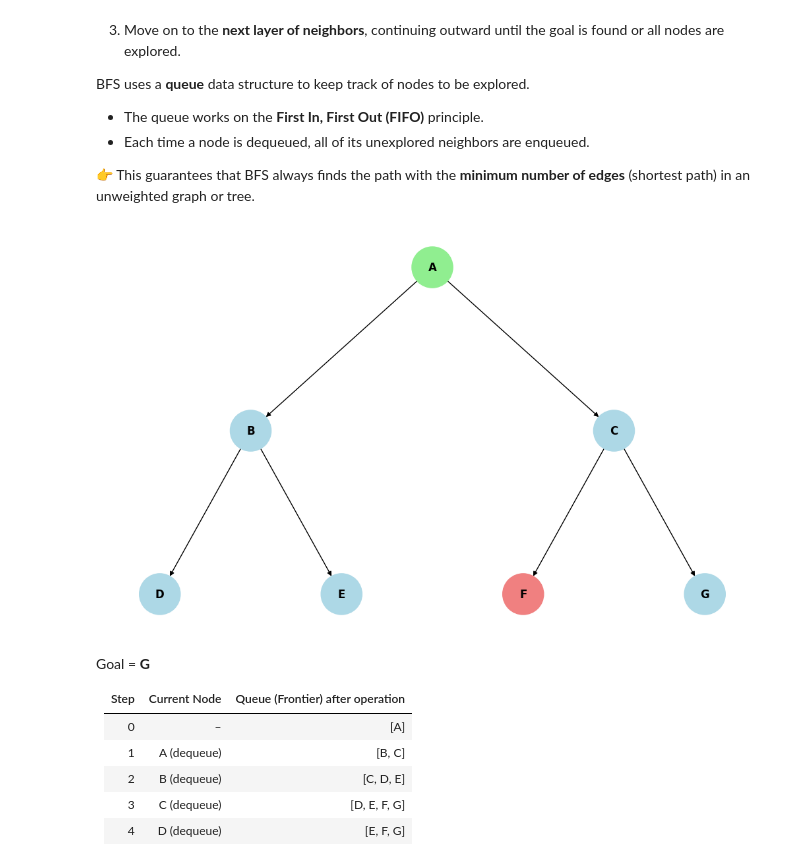
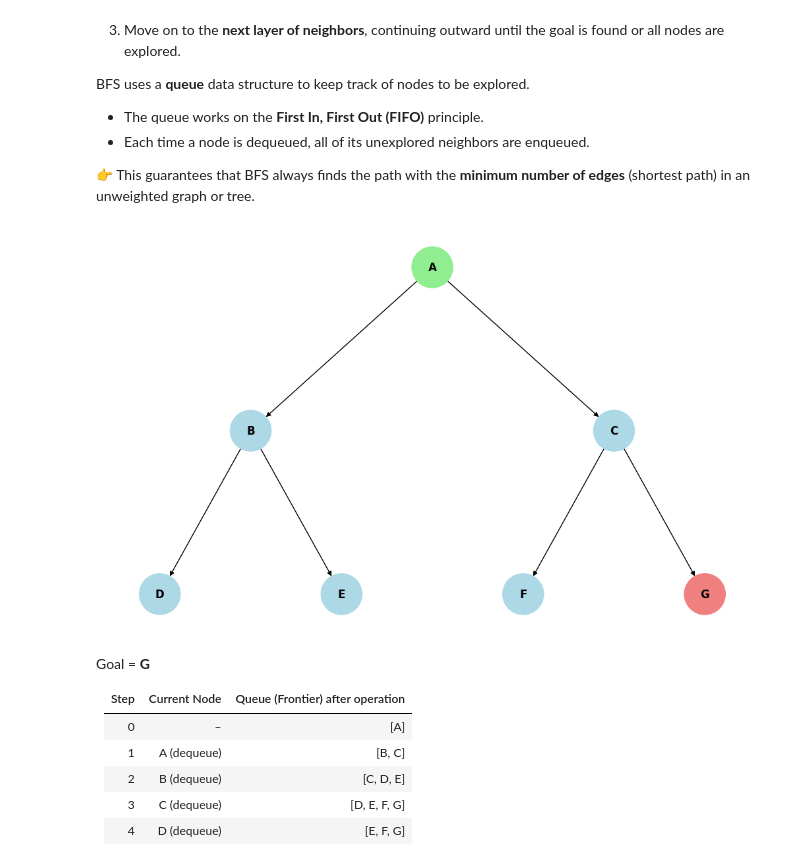
Before and after one commit to vallevaro/iai_2025-26, a Jupyter notebook: unit3/Uninformed/breadth-first-search/breadthFS_trees.ipynb, the cells around one changed output. Drawn from its saved outputs; the diff is of its cells as text; code cells hidden in the pictures.

```diff
--- a/unit3/Uninformed/breadth-first-search/breadthFS_trees.ipynb
+++ b/unit3/Uninformed/breadth-first-search/breadthFS_trees.ipynb
@@ -27,9 +27,9 @@ tree1 = {
     'G': []
 }
 # %%
-draw_tree(tree1, 'A', 'F')
+draw_tree(tree1, 'A', 'G')
 # %% [output]
-[figure, old version]
+[figure, new version]
 # %% [markdown]
 
 Goal = **G**
```
Also changed, not shown: 2 other files.
